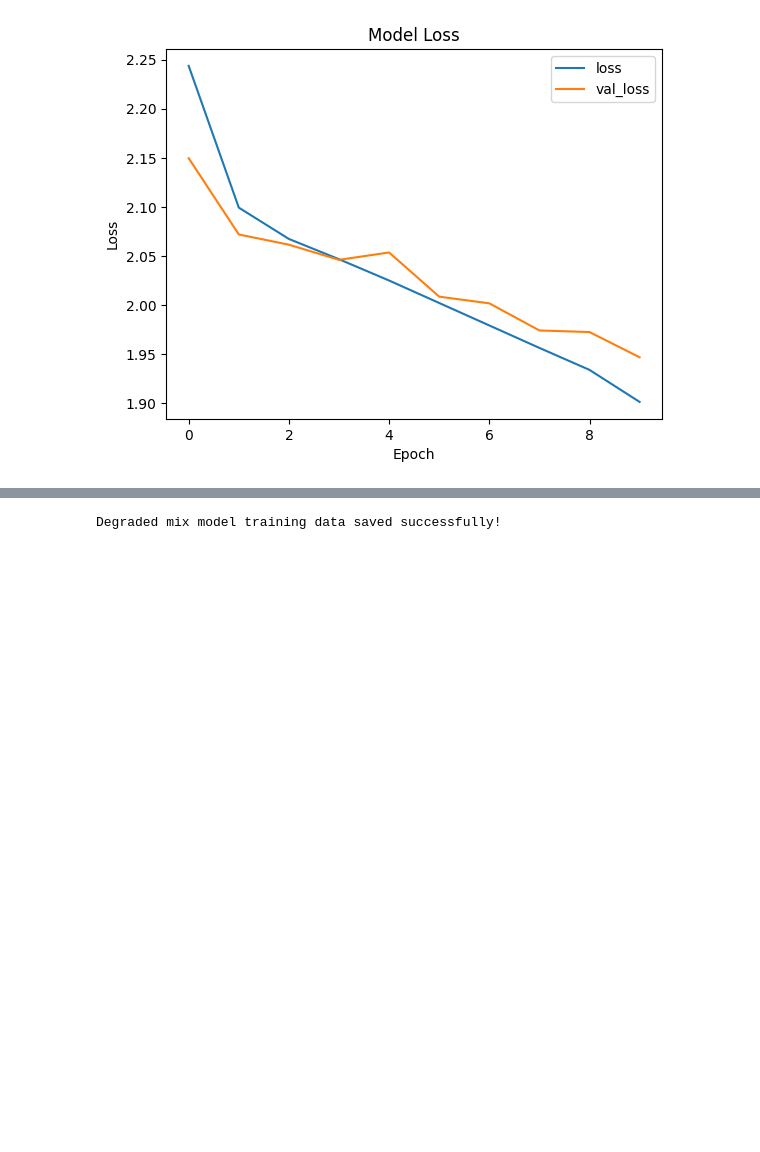
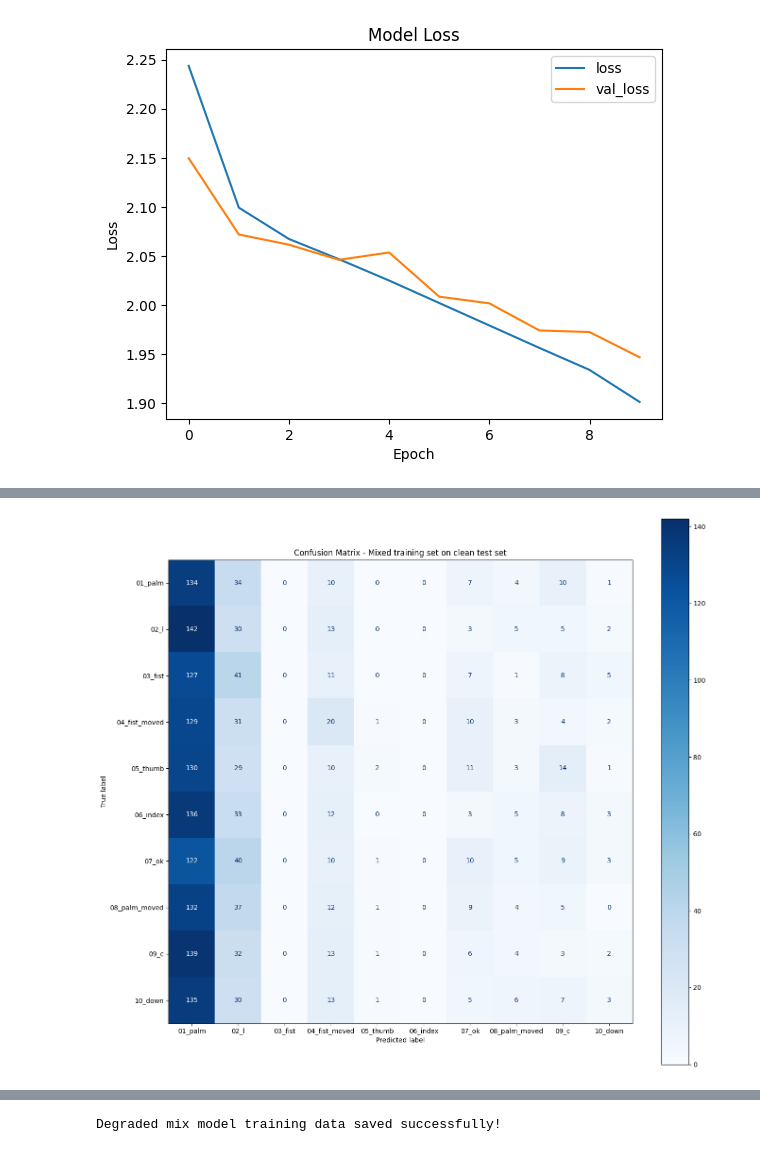
Before and after one commit to tamsmadi/prototype, a Jupyter notebook: notebooks/experiment.ipynb, the cells around one changed output, grey strips where cells are left out. Saved outputs shown, nothing was run; the diff lists cells and outputs as text; code cells hidden in the pictures; blank space fills up the shorter version.

```diff
--- a/notebooks/experiment.ipynb
+++ b/notebooks/experiment.ipynb
@@ -386,0 +397,8 @@ plt.show()
+# %%
+predictions_clean = model.predict(test_ds)
+
+predictions_mild = model.predict(degraded_test_ds_mild)
+
+predictions_moderate = model.predict(degraded_test_ds_moderate)
+
+predictions_severe = model.predict(degraded_test_ds_severe)
@@ -386,0 +410,11 @@ plt.show()
+# %%
+fig5, ax5 = plt.subplots(figsize=(14, 12))
+prediction_classes = np.argmax(predictions_clean, axis=1)
+cm = confusion_matrix(np.concatenate([y for x, y in test_ds], axis=0).argmax(axis=1), prediction_classes)
+disp = ConfusionMatrixDisplay(confusion_matrix=cm, display_labels=class_names)
+disp.plot(cmap=plt.cm.Blues, ax=ax5)
+plt.tight_layout()
+plt.title('Confusion Matrix - Mixed training set on clean test set')
+plt.show()
+# %% [output]
+[figure, added]
```
Also changed, not shown: parts of 13 cells of this notebook.
